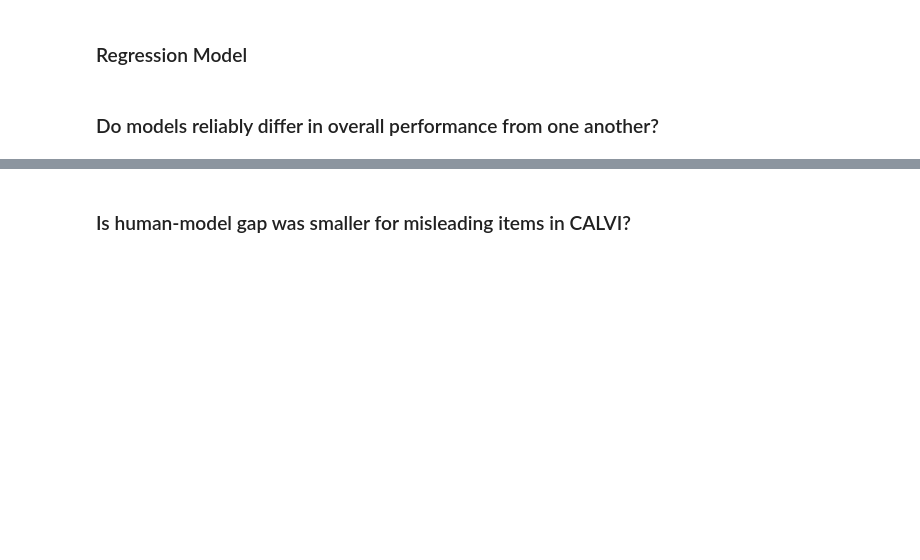
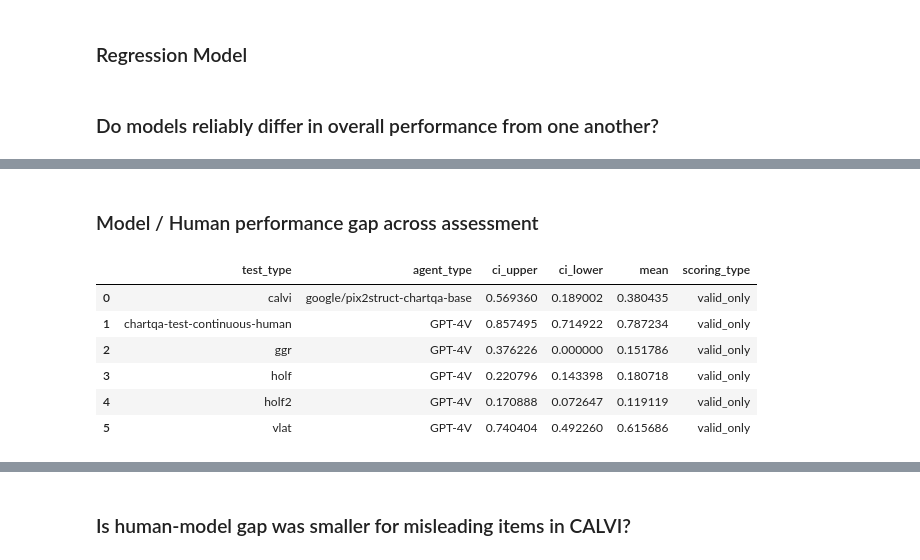
Before and after one commit to cogtoolslab/human-vlm-datavis-eval, a Jupyter notebook: analysis/2_human_machine_performance.ipynb, the cells around one changed output, grey strips where cells are left out. Drawn from its saved outputs; the diff is of its cells as text; code cells hidden in the pictures; blank space fills up the shorter version.

```diff
--- a/analysis/2_human_machine_performance.ipynb
+++ b/analysis/2_human_machine_performance.ipynb
@@ -350,2 +393,19 @@ agent_model    9 42675 42753 -21329    42657 929.35  7  < 2.2e-16 ***
 ---
 Signif. codes:  0 ‘***’ 0.001 ‘**’ 0.01 ‘*’ 0.05 ‘.’ 0.1 ‘ ’ 1
+# %% [markdown]
+### Model / Human performance gap across assessment
+# %%
+best_performing_models = ci_df[
+    (ci_df['scoring_type'] == 'valid_only') &
+    (ci_df['agent_type'] != 'Human')
+]
+best_performing_models = best_performing_models.sort_values(by=['test_type', 'mean',]).groupby('test_type').last().reset_index()
+best_performing_models
+# %% [output]
+|  | test_type | agent_type | ci_upper | ci_lower | mean | scoring_type |
+| 0 | calvi | google/pix2struct-chartqa-base | 0.569360 | 0.189002 | 0.380435 | valid_only |
+| 1 | chartqa-test-continuous-human | GPT-4V | 0.857495 | 0.714922 | 0.787234 | valid_only |
+| 2 | ggr | GPT-4V | 0.376226 | 0.000000 | 0.151786 | valid_only |
+| 3 | holf | GPT-4V | 0.220796 | 0.143398 | 0.180718 | valid_only |
+| 4 | holf2 | GPT-4V | 0.170888 | 0.072647 | 0.119119 | valid_only |
+| 5 | vlat | GPT-4V | 0.740404 | 0.492260 | 0.615686 | valid_only |
```
Also changed, not shown: parts of 55 cells of this notebook, 7 other files.
